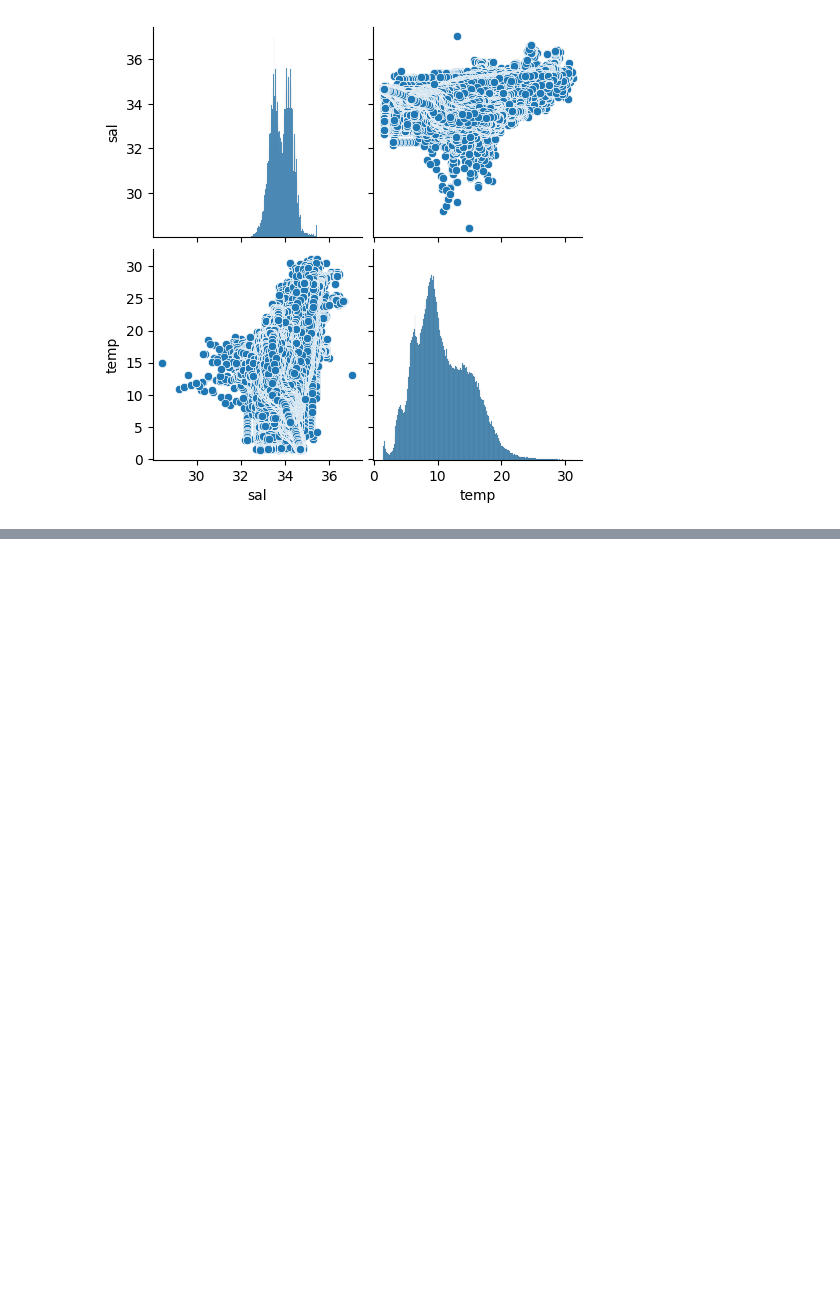
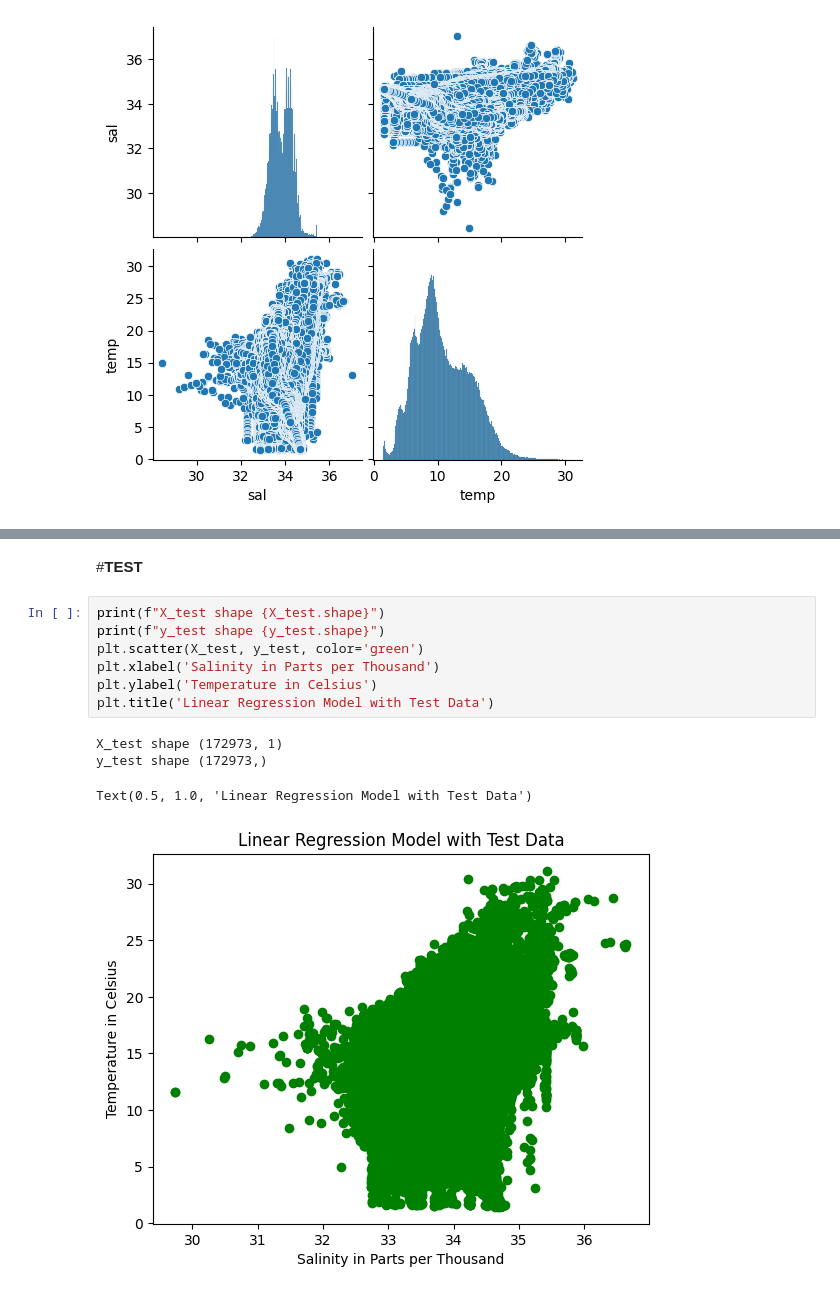
Before and after one commit to Eupene/Regression-analysis, a Jupyter notebook: Predicting_Water_Salinity_and_Temperature.ipynb, the cells around one changed output, grey strips where cells are left out. Saved outputs shown, nothing was run; the diff lists cells and outputs as text; blank space fills up the shorter version.

```diff
--- a/Predicting_Water_Salinity_and_Temperature.ipynb
+++ b/Predicting_Water_Salinity_and_Temperature.ipynb
@@ -315,0 +348,14 @@ sns.pairplot(df_bin)
+# %% [markdown]
+#**TEST**
+# %%
+print(f"X_test shape {X_test.shape}")
+print(f"y_test shape {y_test.shape}")
+plt.scatter(X_test, y_test, color='green')
+plt.xlabel('Salinity in Parts per Thousand')
+plt.ylabel('Temperature in Celsius')
+plt.title('Linear Regression Model with Test Data')
+# %% [output]
+X_test shape (172973, 1)
+y_test shape (172973,)
+Text(0.5, 1.0, 'Linear Regression Model with Test Data')
+[figure, added]
```
Also changed, not shown: parts of 4 cells of this notebook.
